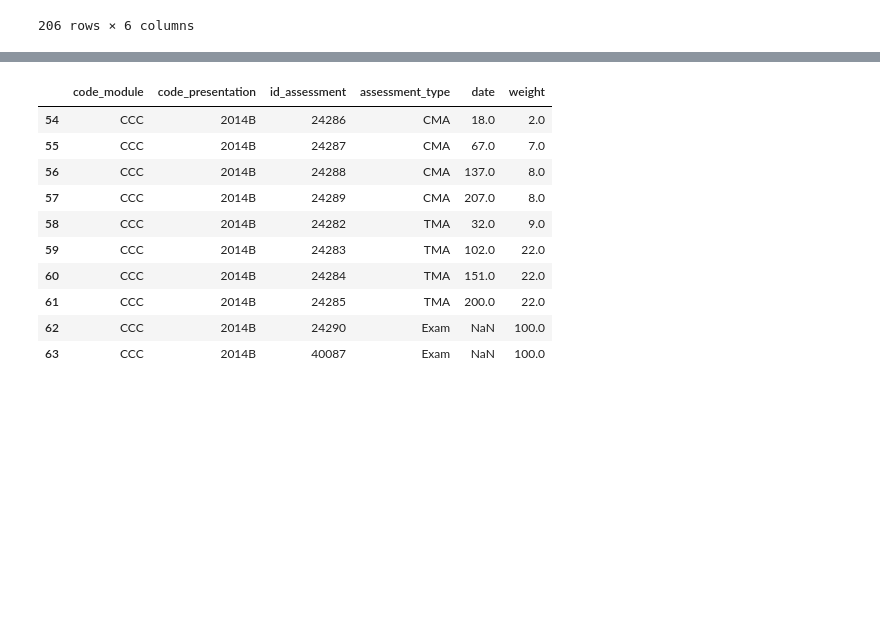
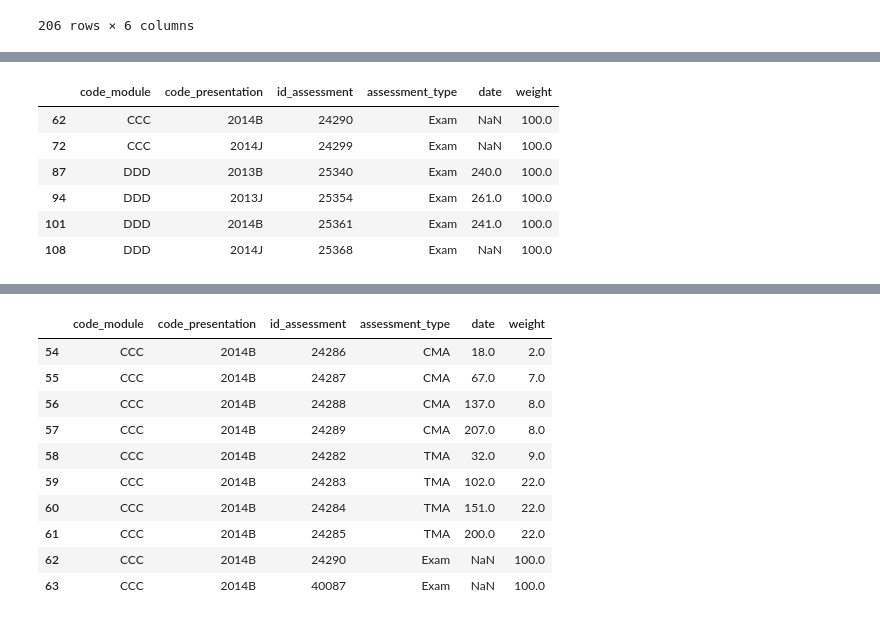
Before and after one commit to olagrasli/DataMiningProject, a Jupyter notebook: student assessment.ipynb, the cells around one changed output, grey strips where cells are left out. Saved outputs shown, nothing was run; the diff lists cells and outputs as text; code cells hidden in the pictures; blank space fills up the shorter version.

```diff
--- a/student assessment.ipynb
+++ b/student assessment.ipynb
@@ -39,3 +39,6 @@ assessment
 | 204 | GGG | 2014J | 37437 | TMA | 173.0 | 0.0 |
 | 205 | GGG | 2014J | 37444 | Exam | 229.0 | 100.0 |
 206 rows × 6 columns
+# %%
+exam = list(assessment.query('assessment_type=="Exam"')['id_assessment'])
+exam
@@ -41,0 +63,11 @@ assessment
+# %%
+lst = studAssessment[studAssessment['id_assessment'].isin(exam)]['id_assessment'].unique()
+assessment[assessment['id_assessment'].isin(lst)]
+# %% [output]
+|  | code_module | code_presentation | id_assessment | assessment_type | date | weight |
+| 62 | CCC | 2014B | 24290 | Exam | NaN | 100.0 |
+| 72 | CCC | 2014J | 24299 | Exam | NaN | 100.0 |
+| 87 | DDD | 2013B | 25340 | Exam | 240.0 | 100.0 |
+| 94 | DDD | 2013J | 25354 | Exam | 261.0 | 100.0 |
+| 101 | DDD | 2014B | 25361 | Exam | 241.0 | 100.0 |
+| 108 | DDD | 2014J | 25368 | Exam | NaN | 100.0 |
```
Also changed, not shown: parts of 7 cells of this notebook, 6 other files.
